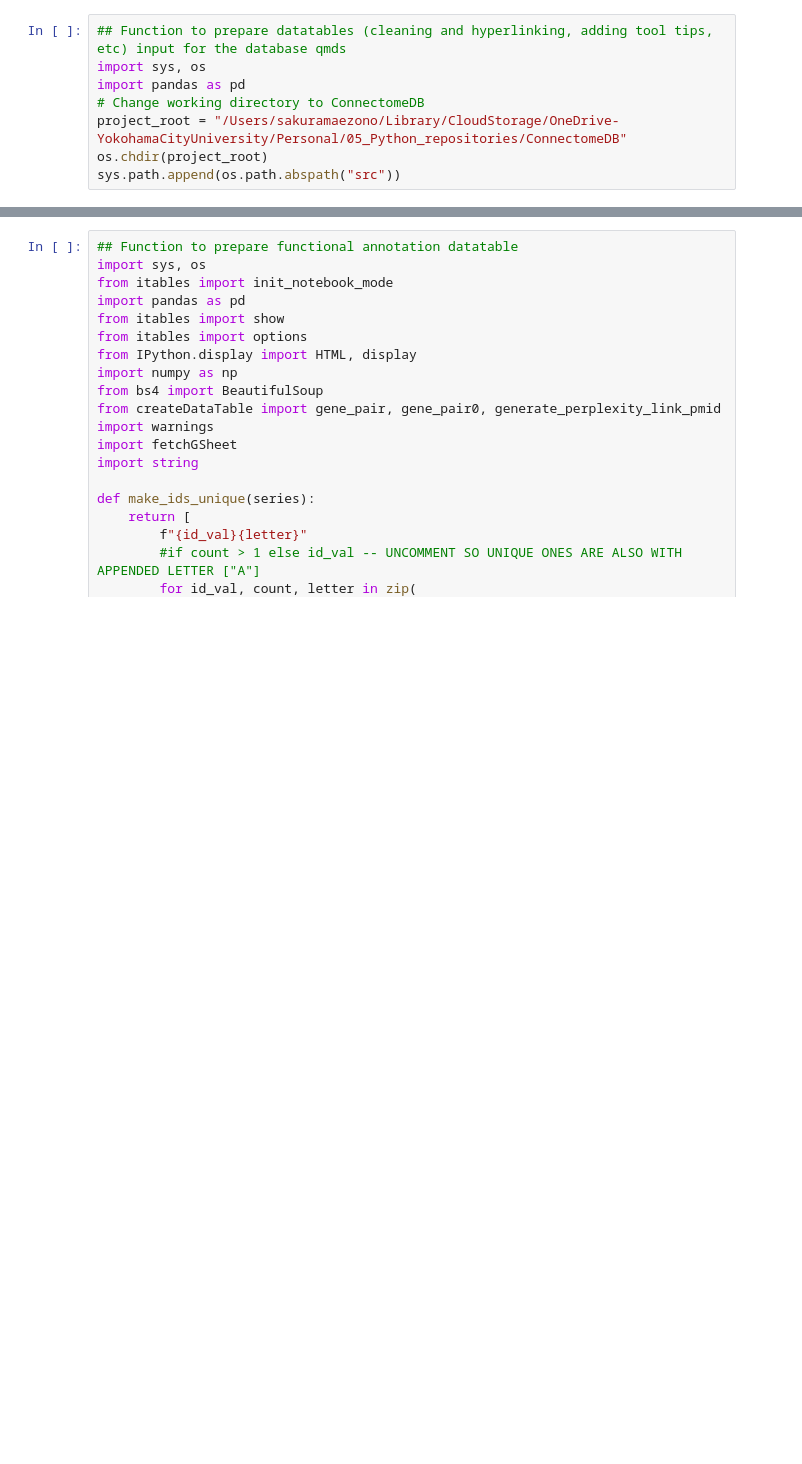
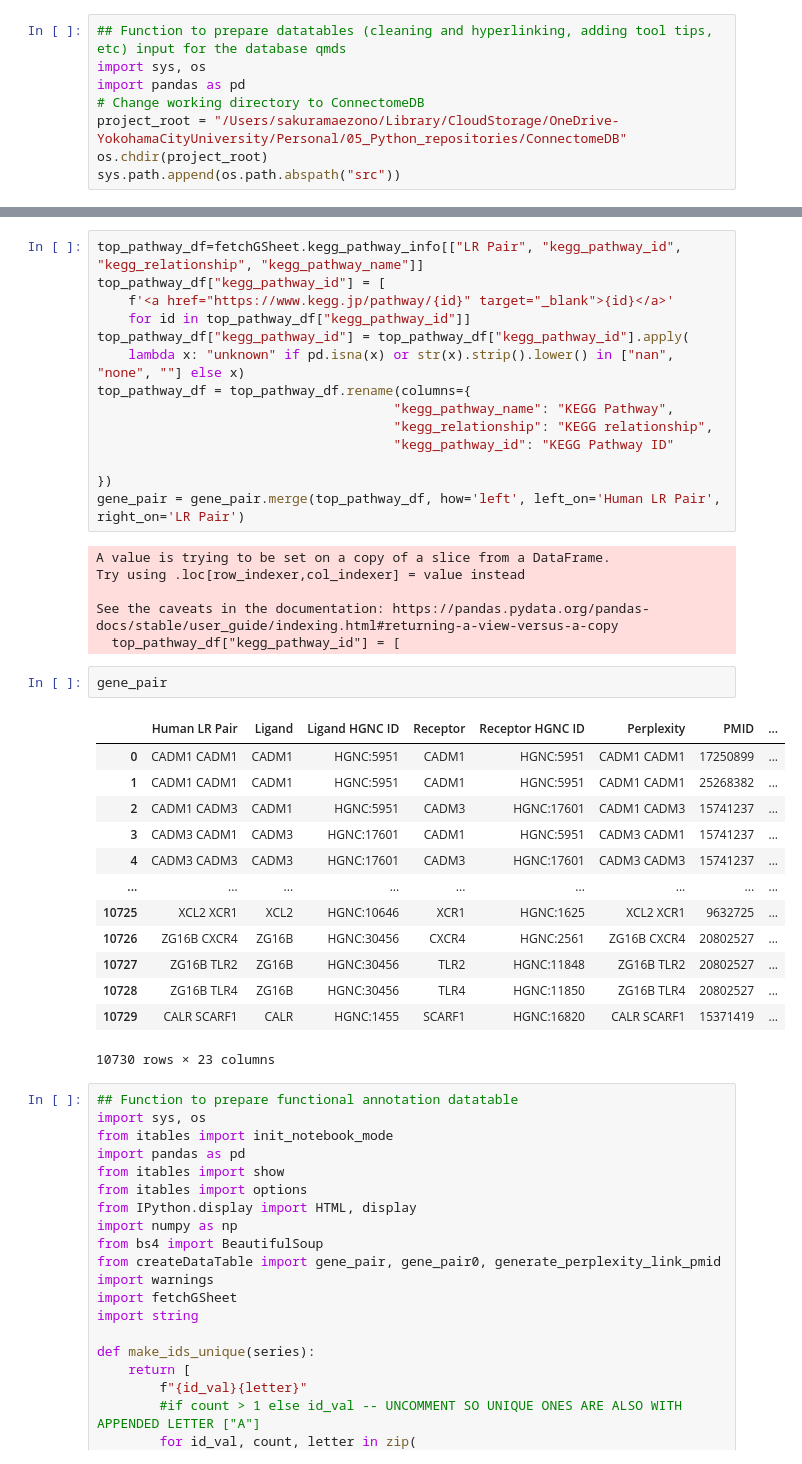
Before and after one commit to bioinfo-YCU/ConnectomeDB, a Jupyter notebook: Python_test.ipynb, the cells around one changed output, grey strips where cells are left out. Drawn from its saved outputs; the diff is of its cells as text; blank space fills up the shorter version.

Commit message:
added KEGG Pathways

```diff
--- a/Python_test.ipynb
+++ b/Python_test.ipynb
@@ -11,3 +141,39 @@ sys.path.append(os.path.abspath("src"))
+# %%
+top_pathway_df=fetchGSheet.kegg_pathway_info[["LR Pair", "kegg_pathway_id", "kegg_relationship", "kegg_pathway_name"]]
+top_pathway_df["kegg_pathway_id"] = [
+    f'<a href="https://www.kegg.jp/pathway/{id}" target="_blank">{id}</a>'
+    for id in top_pathway_df["kegg_pathway_id"]]
+top_pathway_df["kegg_pathway_id"] = top_pathway_df["kegg_pathway_id"].apply(
+    lambda x: "unknown" if pd.isna(x) or str(x).strip().lower() in ["nan", "none", ""] else x)
+top_pathway_df = top_pathway_df.rename(columns={
+                                      "kegg_pathway_name": "KEGG Pathway",
+                                      "kegg_relationship": "KEGG relationship",
+                                      "kegg_pathway_id": "KEGG Pathway ID"
+
+})
+gene_pair = gene_pair.merge(top_pathway_df, how='left', left_on='Human LR Pair', right_on='LR Pair')
+# %% [output]
+A value is trying to be set on a copy of a slice from a DataFrame.
+Try using .loc[row_indexer,col_indexer] = value instead
+
+See the caveats in the documentation: https://pandas.pydata.org/pandas-docs/stable/user_guide/indexing.html#returning-a-view-versus-a-copy
+  top_pathway_df["kegg_pathway_id"] = [
+# %%
+gene_pair
+# %% [output]
+|  | Human LR Pair | Ligand | Ligand HGNC ID | Receptor | Receptor HGNC ID | Perplexity | PMID | ... |
+| 0 | CADM1 CADM1 | CADM1 | HGNC:5951 | CADM1 | HGNC:5951 | CADM1 CADM1 | 17250899 | ... |
+| 1 | CADM1 CADM1 | CADM1 | HGNC:5951 | CADM1 | HGNC:5951 | CADM1 CADM1 | 25268382 | ... |
+| 2 | CADM1 CADM3 | CADM1 | HGNC:5951 | CADM3 | HGNC:17601 | CADM1 CADM3 | 15741237 | ... |
+| 3 | CADM3 CADM1 | CADM3 | HGNC:17601 | CADM1 | HGNC:5951 | CADM3 CADM1 | 15741237 | ... |
+| 4 | CADM3 CADM3 | CADM3 | HGNC:17601 | CADM3 | HGNC:17601 | CADM3 CADM3 | 15741237 | ... |
+| ... | ... | ... | ... | ... | ... | ... | ... | ... |
+| 10725 | XCL2 XCR1 | XCL2 | HGNC:10646 | XCR1 | HGNC:1625 | XCL2 XCR1 | 9632725 | ... |
+| 10726 | ZG16B CXCR4 | ZG16B | HGNC:30456 | CXCR4 | HGNC:2561 | ZG16B CXCR4 | 20802527 | ... |
+| 10727 | ZG16B TLR2 | ZG16B | HGNC:30456 | TLR2 | HGNC:11848 | ZG16B TLR2 | 20802527 | ... |
+| 10728 | ZG16B TLR4 | ZG16B | HGNC:30456 | TLR4 | HGNC:11850 | ZG16B TLR4 | 20802527 | ... |
+| 10729 | CALR SCARF1 | CALR | HGNC:1455 | SCARF1 | HGNC:16820 | CALR SCARF1 | 15371419 | ... |
+10730 rows × 23 columns
 # %%
 ## Function to prepare functional annotation datatable
 import sys, os
```
Also changed, not shown: parts of 1 cell of this notebook, 18 other files.
